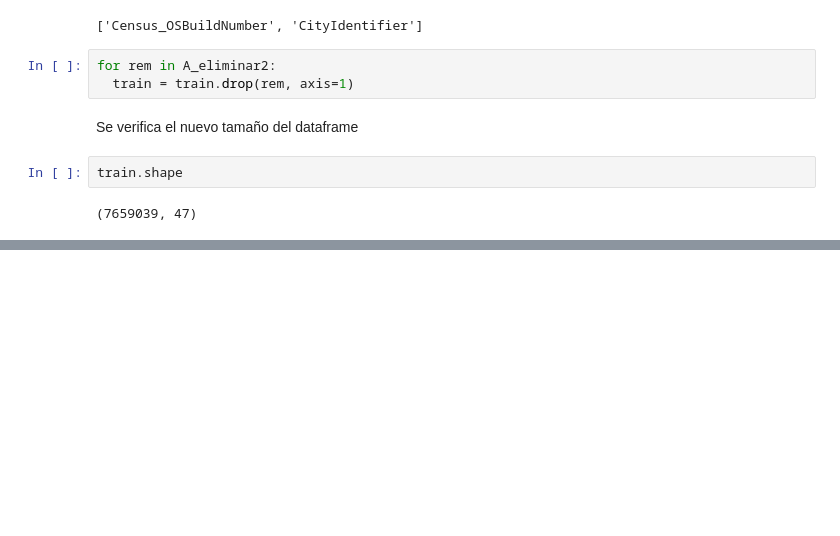
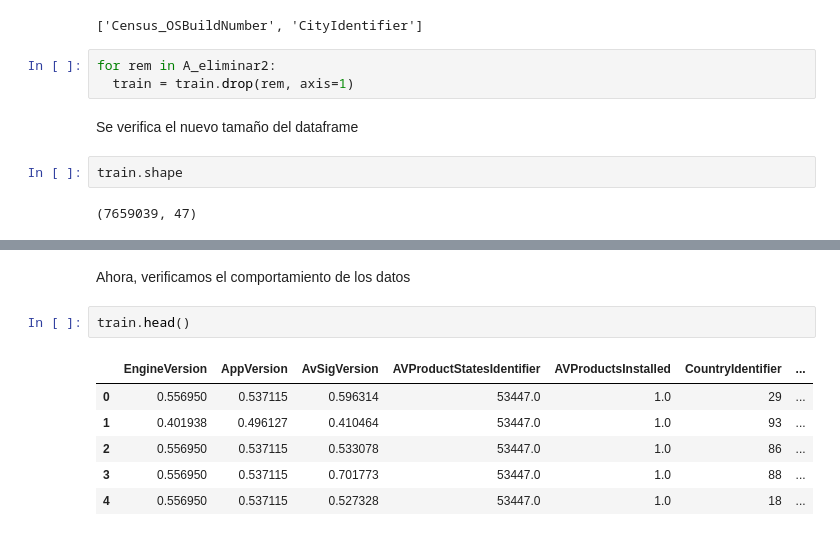
Before and after one commit to andresenrique08/ML_2020, a Jupyter notebook: Proyecto_Malware/Malware_v1.ipynb, the cells around one changed output, grey strips where cells are left out. Saved outputs shown, nothing was run; the diff lists cells and outputs as text; blank space fills up the shorter version.

```diff
--- a/Proyecto_Malware/Malware_v1.ipynb
+++ b/Proyecto_Malware/Malware_v1.ipynb
@@ -738,0 +826,11 @@ train.shape
+# %% [markdown]
+Ahora, verificamos el comportamiento de los datos
+# %%
+train.head()
+# %% [output]
+|  | EngineVersion | AppVersion | AvSigVersion | AVProductStatesIdentifier | AVProductsInstalled | CountryIdentifier | ... |
+| 0 | 0.556950 | 0.537115 | 0.596314 | 53447.0 | 1.0 | 29 | ... |
+| 1 | 0.401938 | 0.496127 | 0.410464 | 53447.0 | 1.0 | 93 | ... |
+| 2 | 0.556950 | 0.537115 | 0.533078 | 53447.0 | 1.0 | 86 | ... |
+| 3 | 0.556950 | 0.537115 | 0.701773 | 53447.0 | 1.0 | 88 | ... |
+| 4 | 0.556950 | 0.537115 | 0.527328 | 53447.0 | 1.0 | 18 | ... |
```
Also changed, not shown: parts of 19 cells of this notebook.
